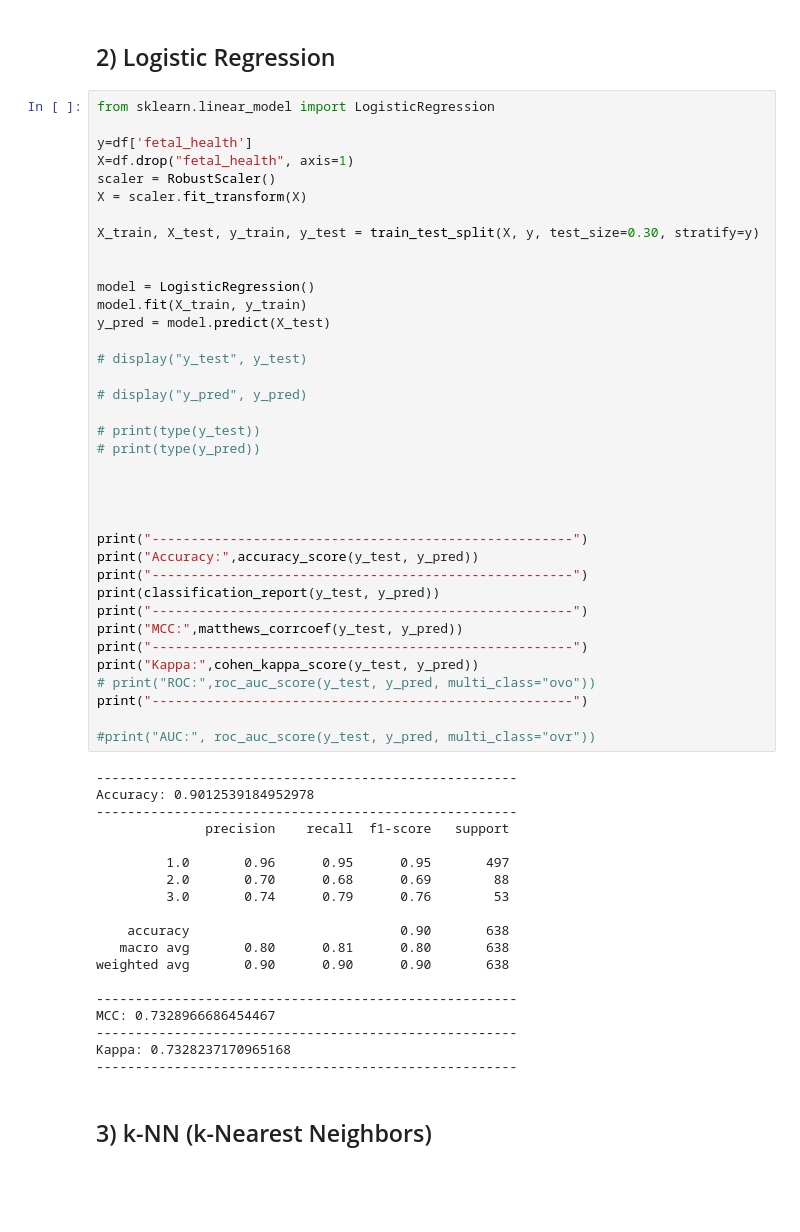
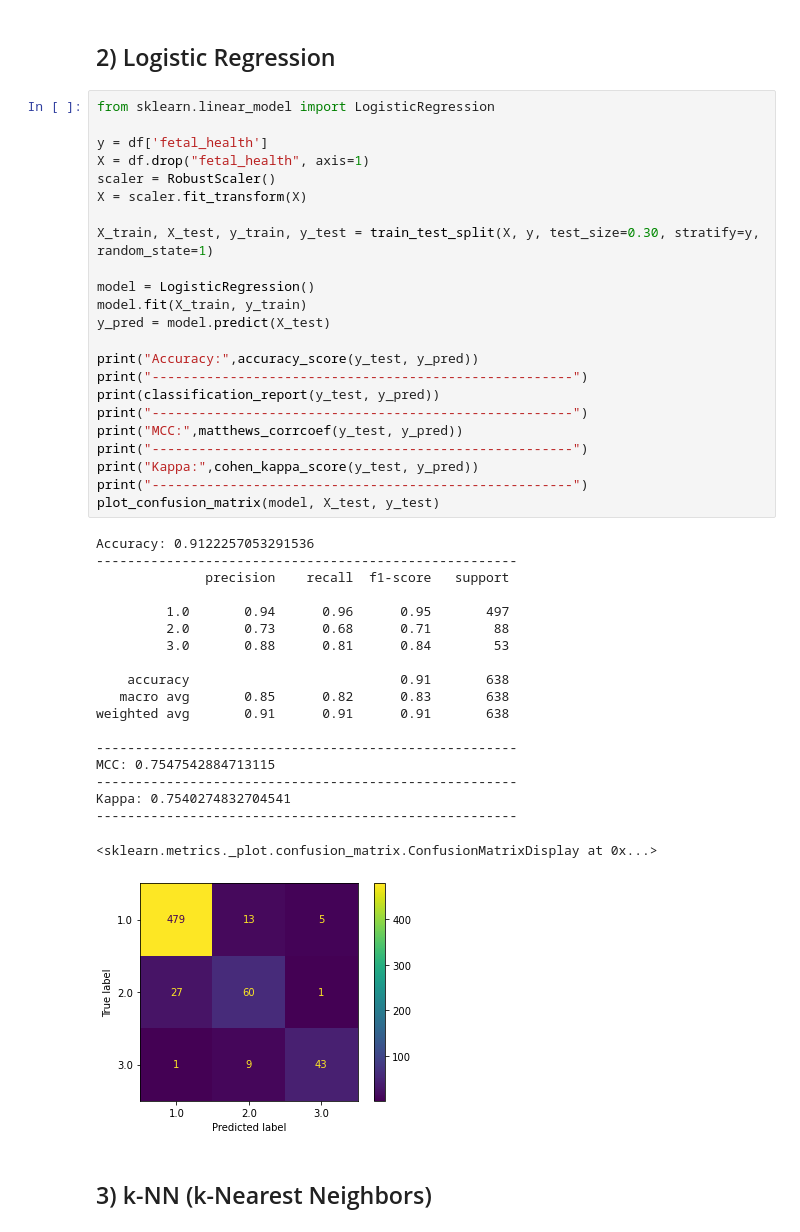
Before and after one commit to DavidTa12/Jupyter, a Jupyter notebook: 1 Classifications - The Ultimate Notebook.ipynb, the cells around one changed output. Saved outputs shown, nothing was run; the diff lists cells and outputs as text; blank space fills up the shorter version.

```diff
--- a/1 Classifications - The Ultimate Notebook.ipynb
+++ b/1 Classifications - The Ultimate Notebook.ipynb
@@ -118,59 +77,46 @@ array([[0.10742188, 0.79492188, 0.09765625],
 # %%
 from sklearn.linear_model import LogisticRegression
 
-y=df['fetal_health']
-X=df.drop("fetal_health", axis=1)
+y = df['fetal_health']
+X = df.drop("fetal_health", axis=1)
 scaler = RobustScaler()
 X = scaler.fit_transform(X)
 
-X_train, X_test, y_train, y_test = train_test_split(X, y, test_size=0.30, stratify=y)
-
+X_train, X_test, y_train, y_test = train_test_split(X, y, test_size=0.30, stratify=y, random_state=1)
 
 model = LogisticRegression()
 model.fit(X_train, y_train)
 y_pred = model.predict(X_test)
 
-# display("y_test", y_test)
-
-# display("y_pred", y_pred)
-
-# print(type(y_test))
-# print(type(y_pred))
-
-
-
-
-print("------------------------------------------------------")
 print("Accuracy:",accuracy_score(y_test, y_pred))
 print("------------------------------------------------------")
 print(classification_report(y_test, y_pred))
 print("------------------------------------------------------")
 print("MCC:",matthews_corrcoef(y_test, y_pred))
 print("------------------------------------------------------")
 print("Kappa:",cohen_kappa_score(y_test, y_pred))
-# print("ROC:",roc_auc_score(y_test, y_pred, multi_class="ovo"))
 print("------------------------------------------------------")
-
-#print("AUC:", roc_auc_score(y_test, y_pred, multi_class="ovr"))
+plot_confusion_matrix(model, X_test, y_test)
 # %% [output]
-------------------------------------------------------
-Accuracy: 0.9012539184952978
+Accuracy: 0.9122257053291536
 ------------------------------------------------------
               precision    recall  f1-score   support
 
-         1.0       0.96      0.95      0.95       497
-         2.0       0.70      0.68      0.69        88
-         3.0       0.74      0.79      0.76        53
+         1.0       0.94      0.96      0.95       497
+         2.0       0.73      0.68      0.71        88
+         3.0       0.88      0.81      0.84        53
 
-    accuracy                           0.90       638
-   macro avg       0.80      0.81      0.80       638
-weighted avg       0.90      0.90      0.90       638
+    accuracy                           0.91       638
+   macro avg       0.85      0.82      0.83       638
+weighted avg       0.91      0.91      0.91       638
 
 ------------------------------------------------------
-MCC: 0.7328966686454467
+MCC: 0.7547542884713115
 ------------------------------------------------------
-Kappa: 0.7328237170965168
+Kappa: 0.7540274832704541
 ------------------------------------------------------
+<sklearn.metrics._plot.confusion_matrix.ConfusionMatrixDisplay at 0x...>
+[figure, added]
 # %% [markdown]
 ## 3) k-NN (k-Nearest Neighbors)
 # %%
```
Also changed, not shown: parts of 13 cells of this notebook, 2 other files.
